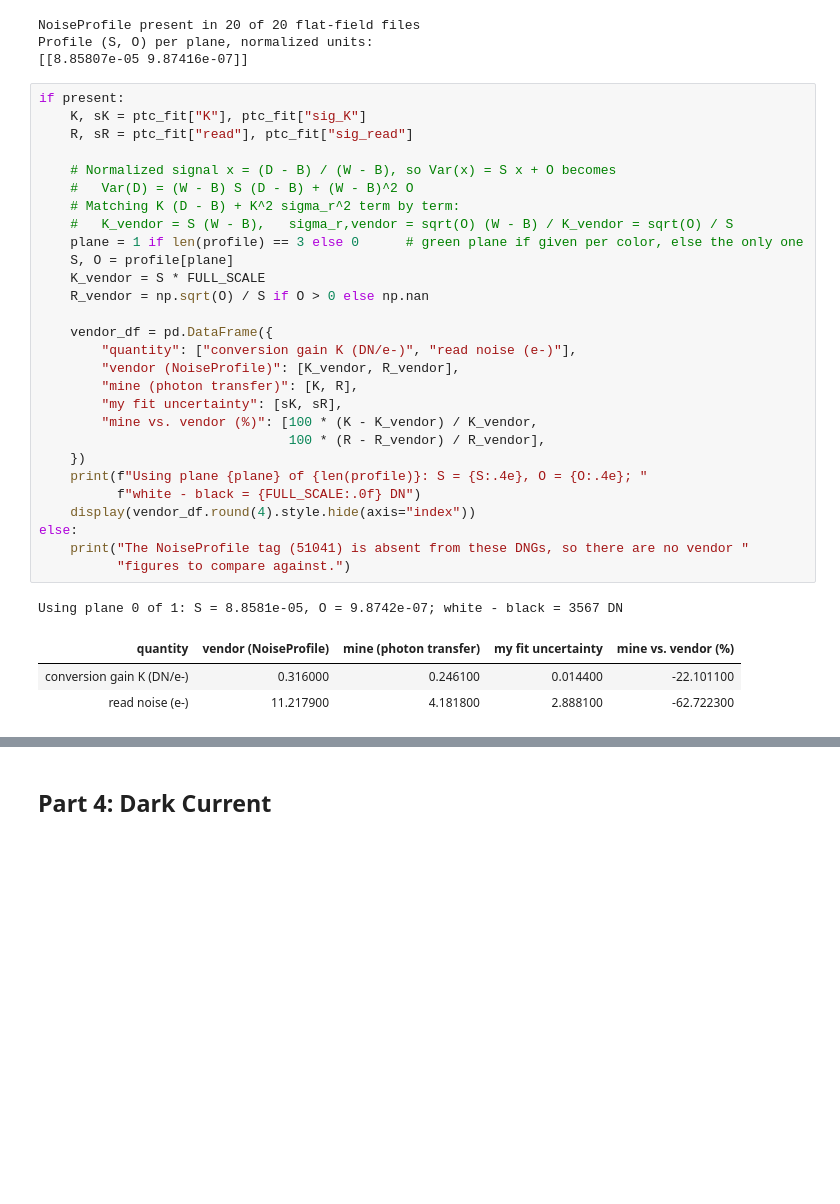
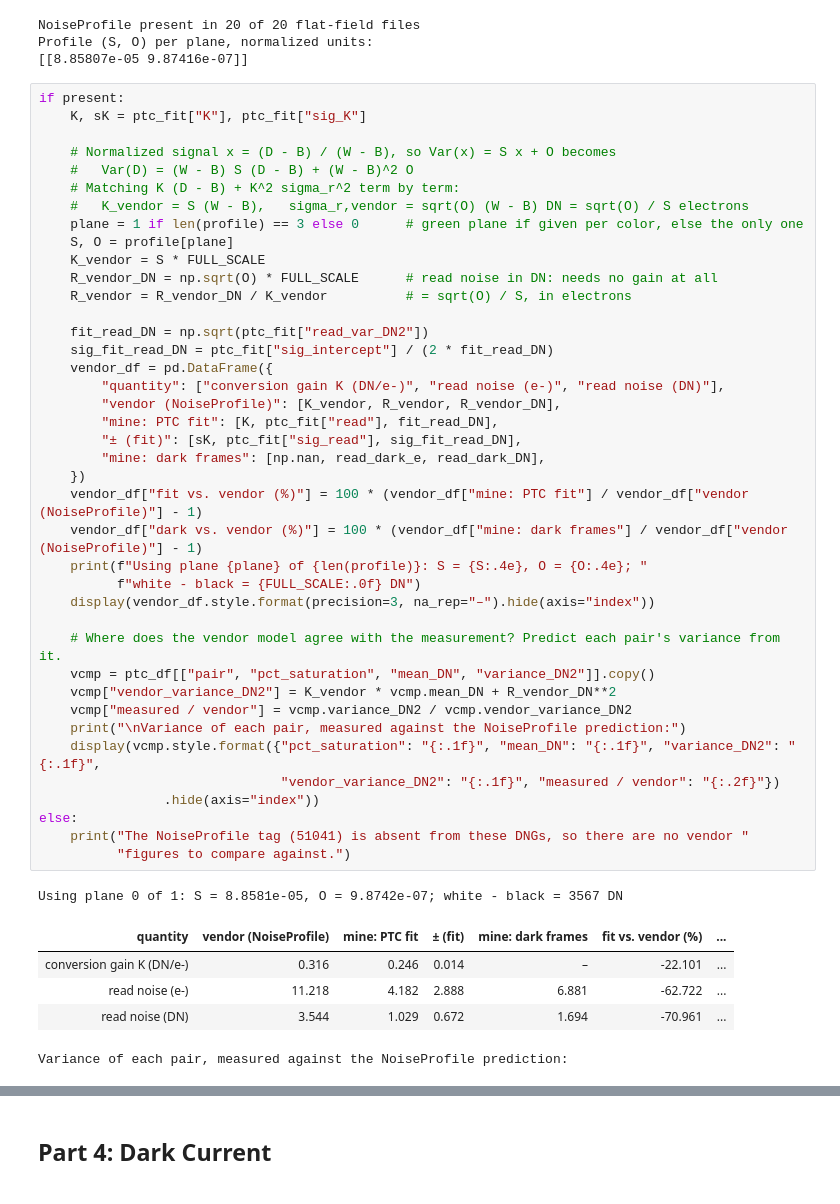
Before and after one commit to Jon-Knapp/EE513, a Jupyter notebook: Project 1/Noise_and_Linear_Light.ipynb, the cells around one changed output, grey strips where cells are left out. Drawn from its saved outputs; the diff is of its cells as text; blank space fills up the shorter version.

```diff
--- a/Project 1/Noise_and_Linear_Light.ipynb
+++ b/Project 1/Noise_and_Linear_Light.ipynb
@@ -1160,33 +1186,47 @@ Profile (S, O) per plane, normalized units:
 # %%
 if present:
     K, sK = ptc_fit["K"], ptc_fit["sig_K"]
-    R, sR = ptc_fit["read"], ptc_fit["sig_read"]
 
     # Normalized signal x = (D - B) / (W - B), so Var(x) = S x + O becomes
     #   Var(D) = (W - B) S (D - B) + (W - B)^2 O
     # Matching K (D - B) + K^2 sigma_r^2 term by term:
-    #   K_vendor = S (W - B),   sigma_r,vendor = sqrt(O) (W - B) / K_vendor = sqrt(O) / S
+    #   K_vendor = S (W - B),   sigma_r,vendor = sqrt(O) (W - B) DN = sqrt(O) / S electrons
     plane = 1 if len(profile) == 3 else 0      # green plane if given per color, else the only one
     S, O = profile[plane]
     K_vendor = S * FULL_SCALE
-    R_vendor = np.sqrt(O) / S if O > 0 else np.nan
+    R_vendor_DN = np.sqrt(O) * FULL_SCALE      # read noise in DN: needs no gain at all
+    R_vendor = R_vendor_DN / K_vendor          # = sqrt(O) / S, in electrons
 
+    fit_read_DN = np.sqrt(ptc_fit["read_var_DN2"])
+    sig_fit_read_DN = ptc_fit["sig_intercept"] / (2 * fit_read_DN)
     vendor_df = pd.DataFrame({
-        "quantity": ["conversion gain K (DN/e-)", "read noise (e-)"],
-        "vendor (NoiseProfile)": [K_vendor, R_vendor],
-        "mine (photon transfer)": [K, R],
-        "my fit uncertainty": [sK, sR],
-        "mine vs. vendor (%)": [100 * (K - K_vendor) / K_vendor,
-                                100 * (R - R_vendor) / R_vendor],
+        "quantity": ["conversion gain K (DN/e-)", "read noise (e-)", "read noise (DN)"],
+        "vendor (NoiseProfile)": [K_vendor, R_vendor, R_vendor_DN],
+        "mine: PTC fit": [K, ptc_fit["read"], fit_read_DN],
+        "± (fit)": [sK, ptc_fit["sig_read"], sig_fit_read_DN],
+        "mine: dark frames": [np.nan, read_dark_e, read_dark_DN],
     })
+    vendor_df["fit vs. vendor (%)"] = 100 * (vendor_df["mine: PTC fit"] / vendor_df["vendor (NoiseProfile)"] - 1)
+    vendor_df["dark vs. vendor (%)"] = 100 * (vendor_df["mine: dark frames"] / vendor_df["vendor (NoiseProfile)"] - 1)
     print(f"Using plane {plane} of {len(profile)}: S = {S:.4e}, O = {O:.4e}; "
           f"white - black = {FULL_SCALE:.0f} DN")
-    display(vendor_df.round(4).style.hide(axis="index"))
+    display(vendor_df.style.format(precision=3, na_rep="–").hide(axis="index"))
+
+    # Where does the vendor model agree with the measurement? Predict each pair's variance from it.
+    vcmp = ptc_df[["pair", "pct_saturation", "mean_DN", "variance_DN2"]].copy()
+    vcmp["vendor_variance_DN2"] = K_vendor * vcmp.mean_DN + R_vendor_DN**2
+    vcmp["measured / vendor"] = vcmp.variance_DN2 / vcmp.vendor_variance_DN2
+    print("\nVariance of each pair, measured against the NoiseProfile prediction:")
+    display(vcmp.style.format({"pct_saturation": "{:.1f}", "mean_DN": "{:.1f}", "variance_DN2": "{:.1f}",
+                               "vendor_variance_DN2": "{:.1f}", "measured / vendor": "{:.2f}"})
+                .hide(axis="index"))
 else:
     print("The NoiseProfile tag (51041) is absent from these DNGs, so there are no vendor "
           "figures to compare against.")
 # %% [output]
 Using plane 0 of 1: S = 8.8581e-05, O = 9.8742e-07; white - black = 3567 DN
-| quantity | vendor (NoiseProfile) | mine (photon transfer) | my fit uncertainty | mine vs. vendor (%) |
-| conversion gain K (DN/e-) | 0.316000 | 0.246100 | 0.014400 | -22.101100 |
-| read noise (e-) | 11.217900 | 4.181800 | 2.888100 | -62.722300 |
+| quantity | vendor (NoiseProfile) | mine: PTC fit | ± (fit) | mine: dark frames | fit vs. vendor (%) | ... |
+| conversion gain K (DN/e-) | 0.316 | 0.246 | 0.014 | – | -22.101 | ... |
+| read noise (e-) | 11.218 | 4.182 | 2.888 | 6.881 | -62.722 | ... |
+| read noise (DN) | 3.544 | 1.029 | 0.672 | 1.694 | -70.961 | ... |
+Variance of each pair, measured against the NoiseProfile prediction:
```
Also changed, not shown: parts of 12 cells of this notebook, 2 other files.
